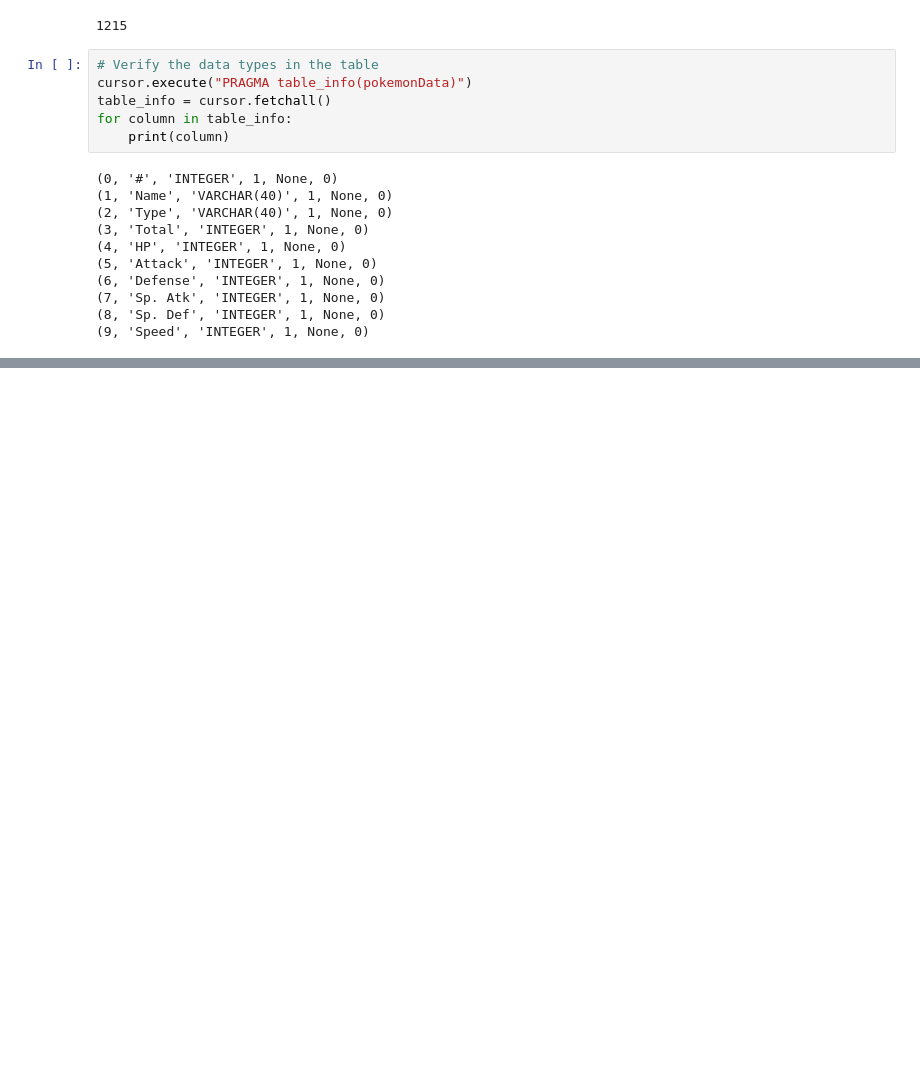
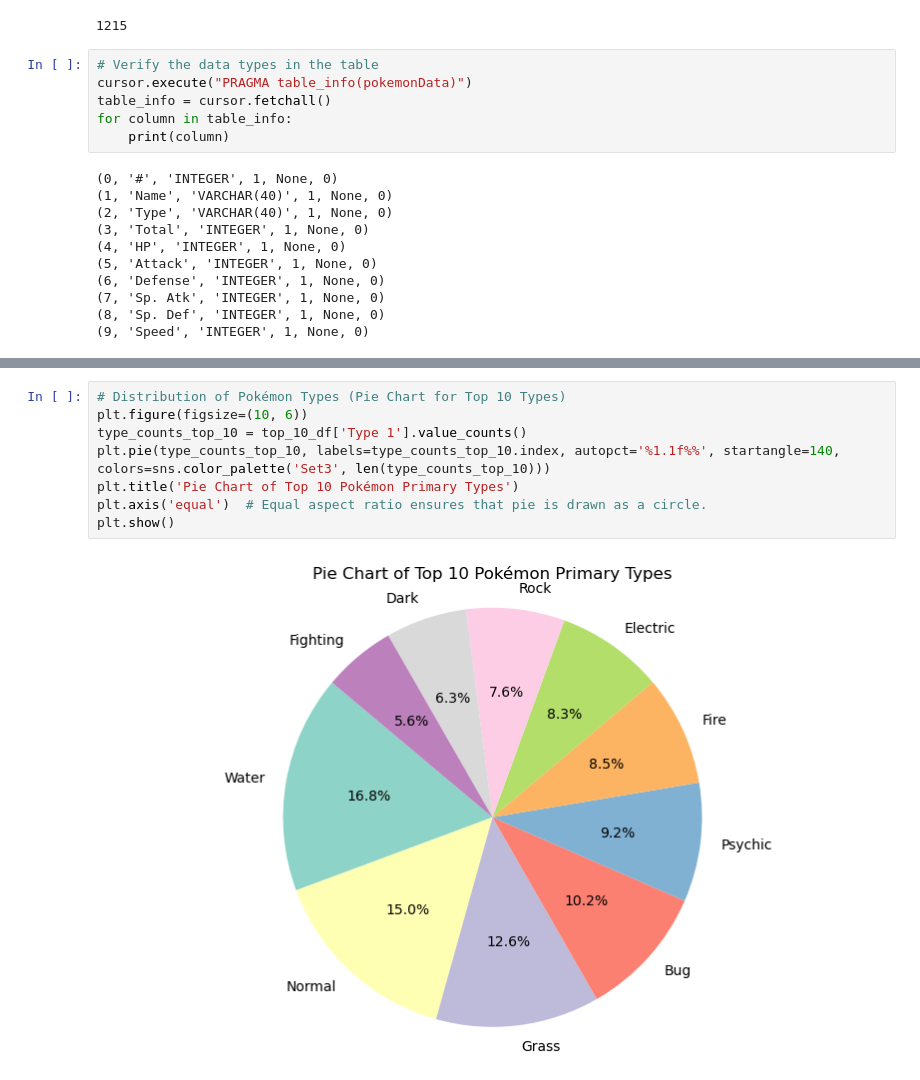
Before and after one commit to Serv08/pokemon-web-scrape, a Jupyter notebook: src/scraper_scratch.ipynb, the cells around one changed output, grey strips where cells are left out. Drawn from its saved outputs; the diff is of its cells as text; blank space fills up the shorter version.

```diff
--- a/src/scraper_scratch.ipynb
+++ b/src/scraper_scratch.ipynb
@@ -193,0 +288,10 @@ conn.close()
+# %%
+# Distribution of Pokémon Types (Pie Chart for Top 10 Types)
+plt.figure(figsize=(10, 6))
+type_counts_top_10 = top_10_df['Type 1'].value_counts()
+plt.pie(type_counts_top_10, labels=type_counts_top_10.index, autopct='%1.1f%%', startangle=140, colors=sns.color_palette('Set3', len(type_counts_top_10)))
+plt.title('Pie Chart of Top 10 Pokémon Primary Types')
+plt.axis('equal')  # Equal aspect ratio ensures that pie is drawn as a circle.
+plt.show()
+# %% [output]
+[figure, added]
```
Also changed, not shown: parts of 19 cells of this notebook, 9 other files.
